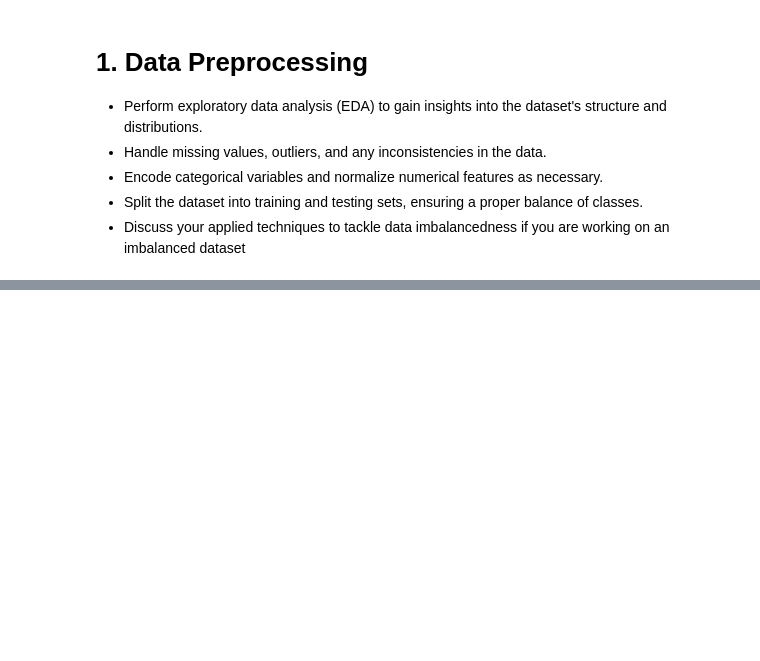
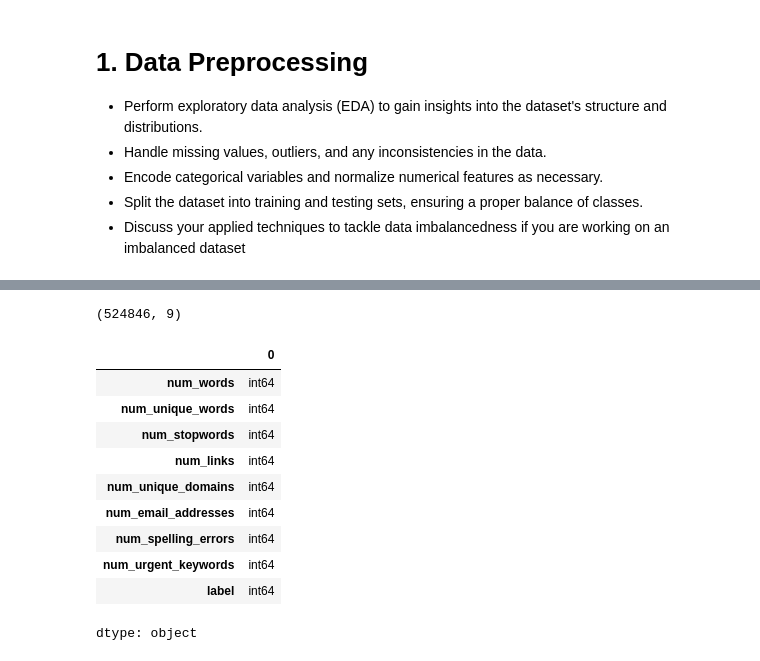
Before and after one commit to duyqphung/ml_final_project, a Jupyter notebook: phung_duy_CECS456_Final.ipynb, the cells around one changed output, grey strips where cells are left out. Cells and saved outputs as stored; diff of their text form; code cells hidden in the pictures; blank space fills up the shorter version.

```diff
--- a/phung_duy_CECS456_Final.ipynb
+++ b/phung_duy_CECS456_Final.ipynb
@@ -38,0 +31,18 @@ Saving email_phishing_data.csv to email_phishing_data.csv
+# %%
+df.shape # check for size and shape of data set
+# %% [output]
+(524846, 9)
+# %%
+df.dtypes # check for catergorical values
+# %% [output]
+|  | 0 |
+| num_words | int64 |
+| num_unique_words | int64 |
+| num_stopwords | int64 |
+| num_links | int64 |
+| num_unique_domains | int64 |
+| num_email_addresses | int64 |
+| num_spelling_errors | int64 |
+| num_urgent_keywords | int64 |
+| label | int64 |
+dtype: object
```
Also changed, not shown: parts of 5 cells of this notebook.
